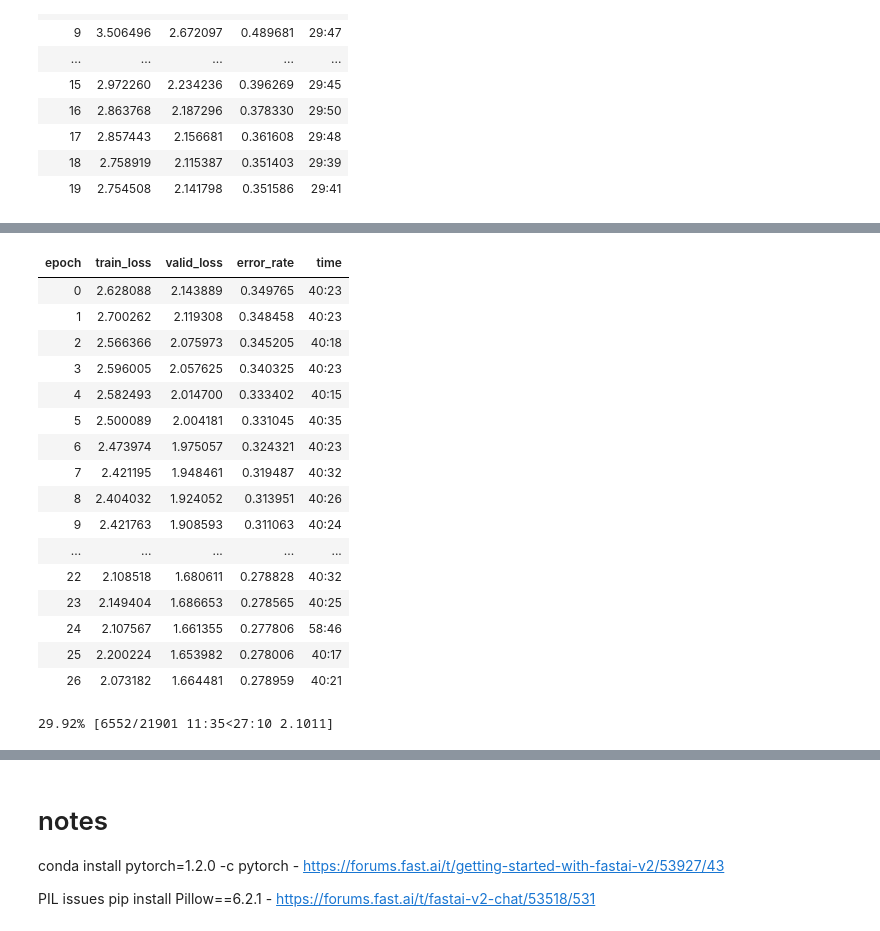
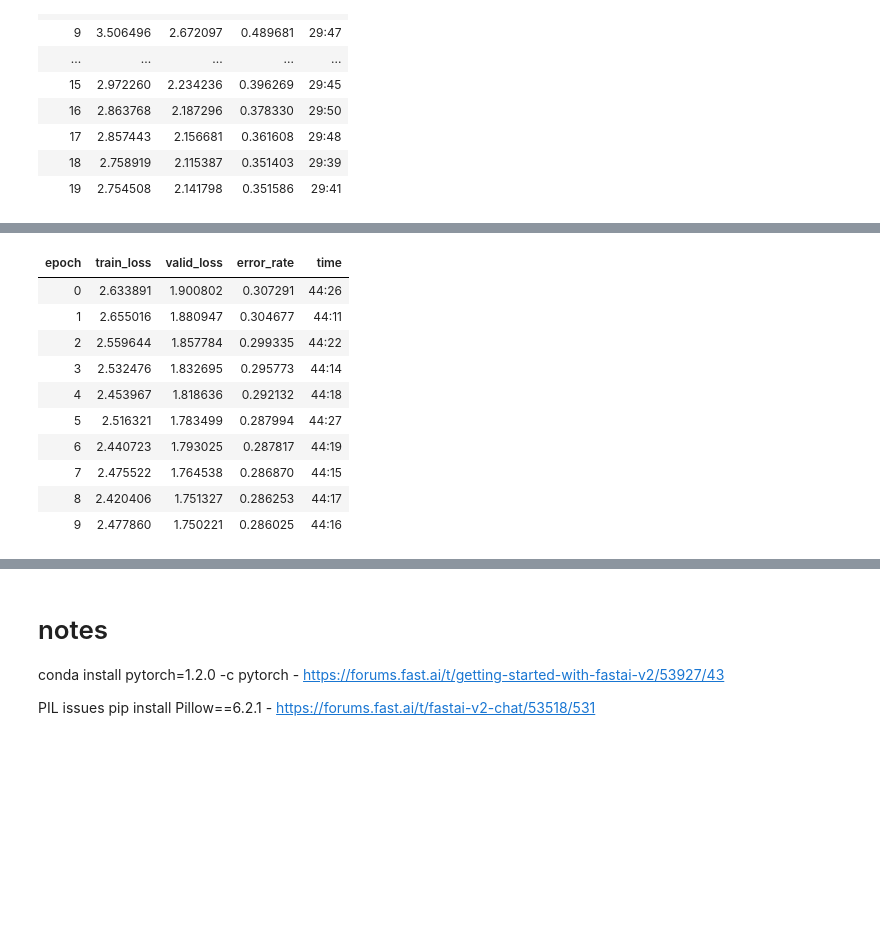
Before and after one commit to aquietlife/fastai2_audio, a Jupyter notebook: nbs/bird_classifier.ipynb, the cells around one changed output, grey strips where cells are left out. Saved outputs shown, nothing was run; the diff lists cells and outputs as text; code cells hidden in the pictures; blank space fills up the shorter version.

```diff
--- a/nbs/bird_classifier.ipynb
+++ b/nbs/bird_classifier.ipynb
@@ -583,7 +591,7 @@ spectrograms = DataBlock(blocks=(ImageBlock, CategoryBlock),
                          get_y=parent_label
                         )
 # %%
-dbunch = spectrograms.databunch(Path(SPECTROGRAM_PATH),
+dls = spectrograms.dataloaders(Path(SPECTROGRAM_PATH),
                       items_tfms=RandomResizedCropGPU(460, min_scale=0.75),
                       bs=32
 
@@ -605,7 +613,7 @@ from torchvision.models import resnet34, resnet50
 # %%
 opt_func = partial(Adam, lr=slice(3e-3), wd=0.01, eps=1e-8)
 # %%
-learn = cnn_learner(dbunch, resnet34, opt_func=opt_func, metrics=error_rate, config=cnn_config(ps=0.33)).to_fp16()
+learn = cnn_learner(dls, resnet34, opt_func=opt_func, metrics=error_rate, config=cnn_config(ps=0.33)).to_fp16()
 # %%
 torch.cuda.get_device_name(0)
 # %% [output]
@@ -662,3 +670,5 @@ learn.fit_one_cycle(20)
 | 19 | 2.754508 | 2.141798 | 0.351586 | 29:41 |
 # %%
 learn.save("bird-classifier-20-one-fit-cycles")
+# %%
+learn.load("bird-classifier-20-one-fit-cycles")
@@ -672,3 +685,3 @@ learn.lr_find()
 # %%
-learn.fit_one_cycle(30, lr_max=slice(3e-7, 3e-6))
+learn.fit_one_cycle(10, lr_max=slice(3e-7, 3e-6))
 # %% [output]
@@ -676,18 +688,11 @@ learn.fit_one_cycle(30, lr_max=slice(3e-7, 3e-6))
 | epoch | train_loss | valid_loss | error_rate | time |
-| 0 | 2.628088 | 2.143889 | 0.349765 | 40:23 |
-| 1 | 2.700262 | 2.119308 | 0.348458 | 40:23 |
-| 2 | 2.566366 | 2.075973 | 0.345205 | 40:18 |
-| 3 | 2.596005 | 2.057625 | 0.340325 | 40:23 |
-| 4 | 2.582493 | 2.014700 | 0.333402 | 40:15 |
-| 5 | 2.500089 | 2.004181 | 0.331045 | 40:35 |
-| 6 | 2.473974 | 1.975057 | 0.324321 | 40:23 |
-| 7 | 2.421195 | 1.948461 | 0.319487 | 40:32 |
-| 8 | 2.404032 | 1.924052 | 0.313951 | 40:26 |
-| 9 | 2.421763 | 1.908593 | 0.311063 | 40:24 |
-| ... | ... | ... | ... | ... |
-| 22 | 2.108518 | 1.680611 | 0.278828 | 40:32 |
-| 23 | 2.149404 | 1.686653 | 0.278565 | 40:25 |
-| 24 | 2.107567 | 1.661355 | 0.277806 | 58:46 |
-| 25 | 2.200224 | 1.653982 | 0.278006 | 40:17 |
-| 26 | 2.073182 | 1.664481 | 0.278959 | 40:21 |
+| 0 | 2.633891 | 1.900802 | 0.307291 | 44:26 |
+| 1 | 2.655016 | 1.880947 | 0.304677 | 44:11 |
+| 2 | 2.559644 | 1.857784 | 0.299335 | 44:22 |
+| 3 | 2.532476 | 1.832695 | 0.295773 | 44:14 |
+| 4 | 2.453967 | 1.818636 | 0.292132 | 44:18 |
+| 5 | 2.516321 | 1.783499 | 0.287994 | 44:27 |
+| 6 | 2.440723 | 1.793025 | 0.287817 | 44:19 |
+| 7 | 2.475522 | 1.764538 | 0.286870 | 44:15 |
+| 8 | 2.420406 | 1.751327 | 0.286253 | 44:17 |
+| 9 | 2.477860 | 1.750221 | 0.286025 | 44:16 |
-29.92% [6552/21901 11:35<27:10 2.1011]
```
Also changed, not shown: parts of 20 cells of this notebook.
